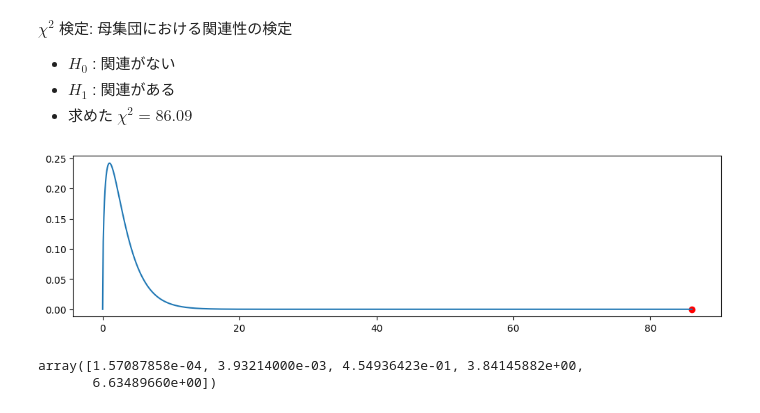
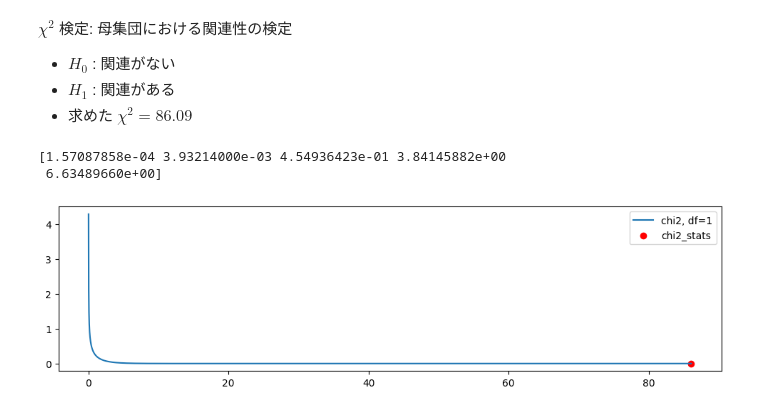
Before and after one commit to akmiccom/dataAnalyticsBasic, a Jupyter notebook: notebooks/c3.ipynb, the cells around one changed output. Drawn from its saved outputs; the diff is of its cells as text; code cells hidden in the pictures.

```diff
--- a/notebooks/c3.ipynb
+++ b/notebooks/c3.ipynb
@@ -213,19 +213,19 @@ $\chi^2$ 検定: 母集団における関連性の検定
 - $H_1$ : 関連がある
 - 求めた $\chi^2 = 86.09$
 # %%
+# カイ二乗のパーセント点
+dof = (questionnaire_count.shape[0]-1) * (questionnaire_count.shape[1]-1)
+p = np.array([0.01, 0.05, 0.5, 0.95, 0.99])
+print(stats.chi2.ppf(p, dof))
+
 plt.figure(figsize=(12, 3))
-x = np.linspace(0, chi2_, 1000)
-y = stats.chi2.pdf(x, df=3)
-plt.plot(x, y)
-plt.scatter(chi2_, 0, color='r')
+x = np.linspace(0, chi2_, 10000)
+y = stats.chi2.pdf(x, df=dof)
+plt.plot(x, y, label=f'chi2, df={dof}')
+plt.scatter(chi2_, 0, color='r', label='chi2_stats')
+plt.legend()
 plt.show()
 # %% [output]
+[1.57087858e-04 3.93214000e-03 4.54936423e-01 3.84145882e+00
+ 6.63489660e+00]
-[figure, old version]
+[figure, new version]
-# %%
-# カイ二乗のパーセント点
-dof = (questionnaire_count.shape[0]-1) * (questionnaire_count.shape[1]-1)
-p = np.array([0.01, 0.05, 0.5, 0.95, 0.99])
-stats.chi2.ppf(p, dof)
-# %% [output]
-array([1.57087858e-04, 3.93214000e-03, 4.54936423e-01, 3.84145882e+00,
-       6.63489660e+00])
```
Also changed, not shown: 3 other files.
